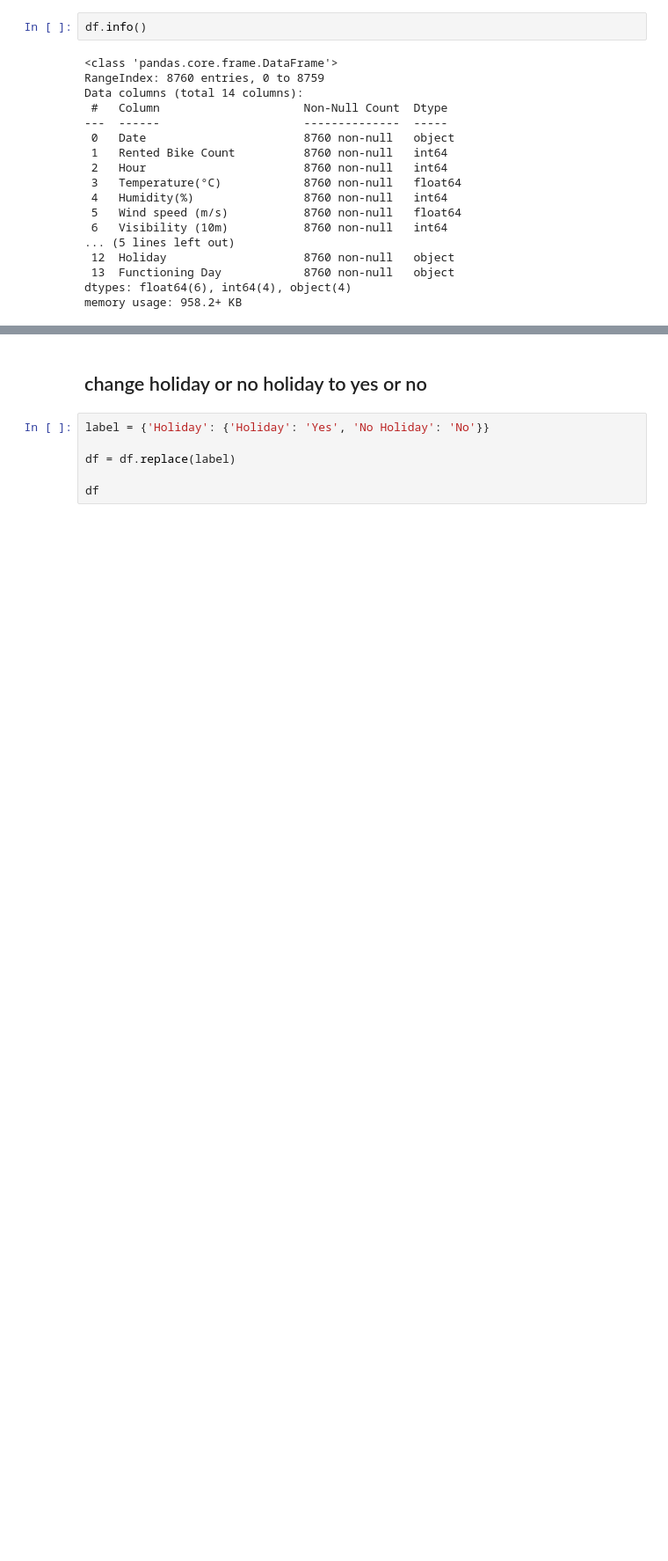
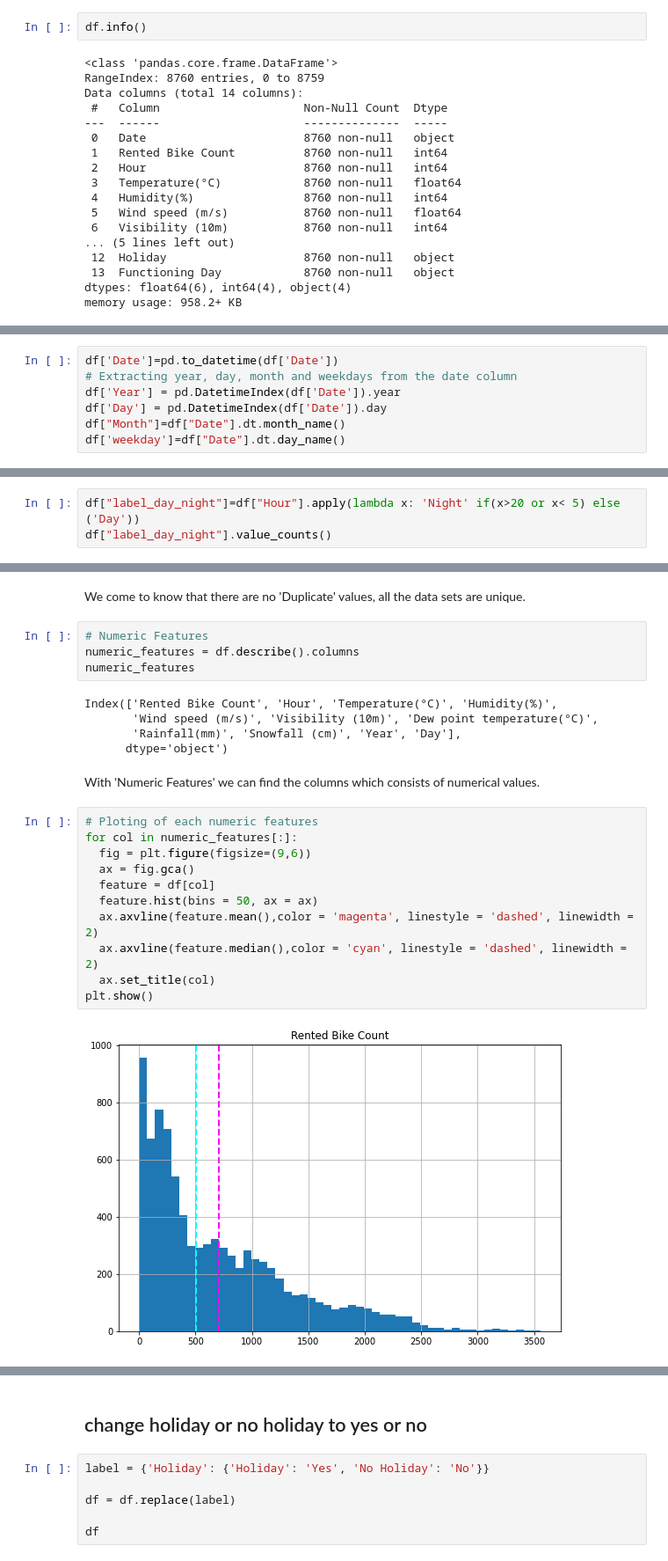
Before and after one commit to MeghanaRanganath98/ML-Capstone-project-Regression, a Jupyter notebook: Meghana_RS_Bike_Sharing_Demand_Prediction_Capstone_Project.ipynb, the cells around one changed output, grey strips where cells are left out. Shown at 88% size. Saved outputs shown, nothing was run; the diff lists cells and outputs as text; blank space fills up the shorter version.

```diff
--- a/Meghana_RS_Bike_Sharing_Demand_Prediction_Capstone_Project.ipynb
+++ b/Meghana_RS_Bike_Sharing_Demand_Prediction_Capstone_Project.ipynb
@@ -111,0 +174,7 @@ memory usage: 958.2+ KB
+# %%
+df['Date']=pd.to_datetime(df['Date'])
+# Extracting year, day, month and weekdays from the date column
+df['Year'] = pd.DatetimeIndex(df['Date']).year
+df['Day'] = pd.DatetimeIndex(df['Date']).day
+df["Month"]=df["Date"].dt.month_name()
+df['weekday']=df["Date"].dt.day_name()
@@ -111,0 +225,3 @@ memory usage: 958.2+ KB
+# %%
+df["label_day_night"]=df["Hour"].apply(lambda x: 'Night' if(x>20 or x< 5) else ('Day'))
+df["label_day_night"].value_counts()
@@ -111,0 +248,26 @@ memory usage: 958.2+ KB
+# %% [markdown]
+We come to know that there are no 'Duplicate' values, all the data sets are unique.
+# %%
+# Numeric Features
+numeric_features = df.describe().columns
+numeric_features
+# %% [output]
+Index(['Rented Bike Count', 'Hour', 'Temperature(°C)', 'Humidity(%)',
+       'Wind speed (m/s)', 'Visibility (10m)', 'Dew point temperature(°C)',
+       'Rainfall(mm)', 'Snowfall (cm)', 'Year', 'Day'],
+      dtype='object')
+# %% [markdown]
+With 'Numeric Features' we can find the columns which consists of numerical values.
+# %%
+# Ploting of each numeric features
+for col in numeric_features[:]:
+  fig = plt.figure(figsize=(9,6))
+  ax = fig.gca()
+  feature = df[col]
+  feature.hist(bins = 50, ax = ax)
+  ax.axvline(feature.mean(),color = 'magenta', linestyle = 'dashed', linewidth = 2)
+  ax.axvline(feature.median(),color = 'cyan', linestyle = 'dashed', linewidth = 2)
+  ax.set_title(col)
+plt.show()
+# %% [output]
+[figure, added]
```
Also changed, not shown: parts of 38 cells of this notebook.
